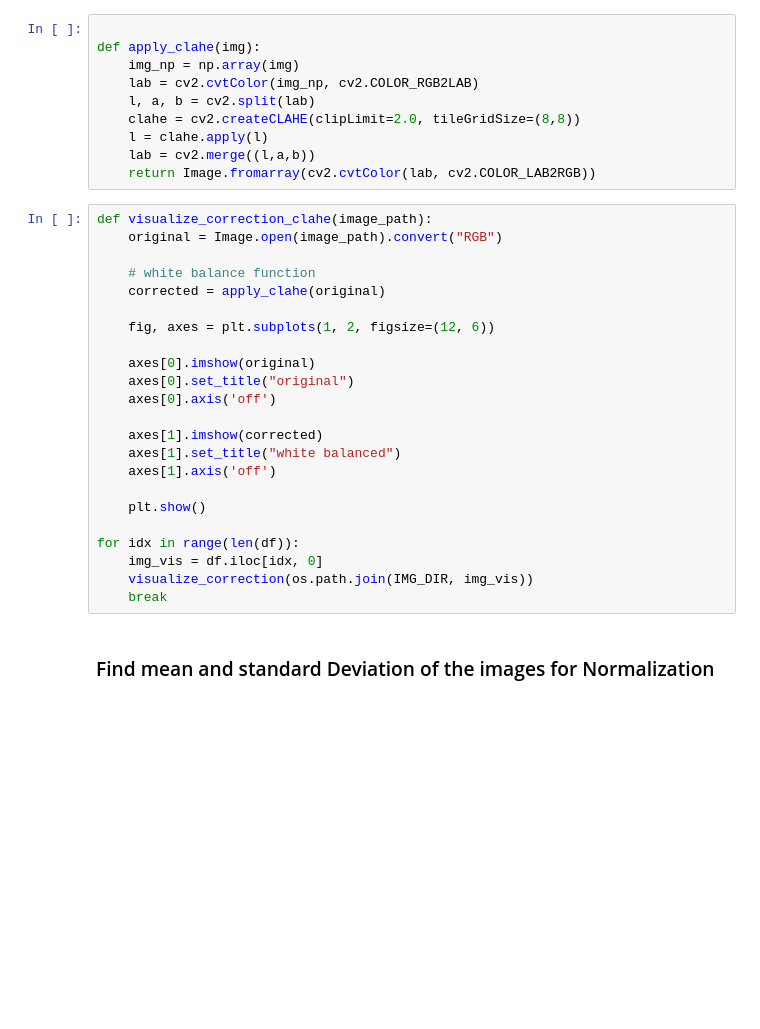
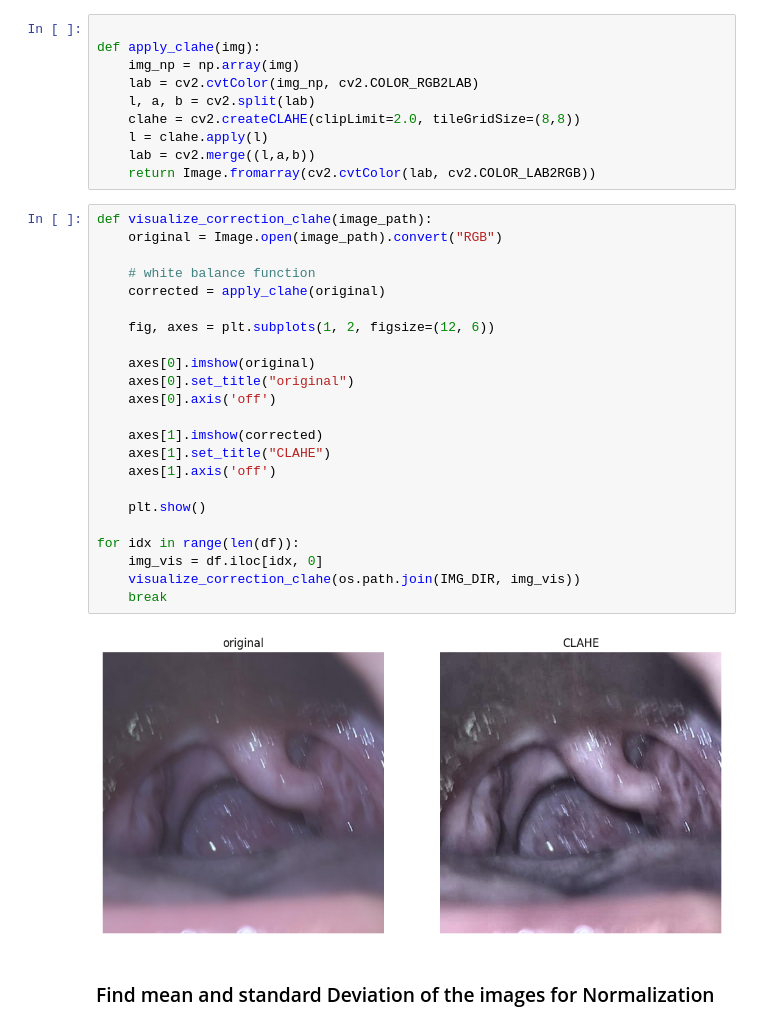
Before and after one commit to ameyakonk/StrepClassification, a Jupyter notebook: research/Resnet18_MLP_paper_implementation.ipynb, the cells around one changed output. Saved outputs shown, nothing was run; the diff lists cells and outputs as text; blank space fills up the shorter version.

```diff
--- a/research/Resnet18_MLP_paper_implementation.ipynb
+++ b/research/Resnet18_MLP_paper_implementation.ipynb
@@ -202,26 +203,28 @@ def apply_clahe(img):
 # %%
 def visualize_correction_clahe(image_path):
     original = Image.open(image_path).convert("RGB")
 
     # white balance function
     corrected = apply_clahe(original)
 
     fig, axes = plt.subplots(1, 2, figsize=(12, 6))
 
     axes[0].imshow(original)
     axes[0].set_title("original")
     axes[0].axis('off')
 
     axes[1].imshow(corrected)
-    axes[1].set_title("white balanced")
+    axes[1].set_title("CLAHE")
     axes[1].axis('off')
 
     plt.show()
 
 for idx in range(len(df)):
     img_vis = df.iloc[idx, 0]
-    visualize_correction(os.path.join(IMG_DIR, img_vis))
+    visualize_correction_clahe(os.path.join(IMG_DIR, img_vis))
     break
+# %% [output]
+[figure, added]
 # %% [markdown]
 ### Find mean and standard Deviation of the images for Normalization
 # %%
```
Also changed, not shown: parts of 1 cell of this notebook, 8 other files.
